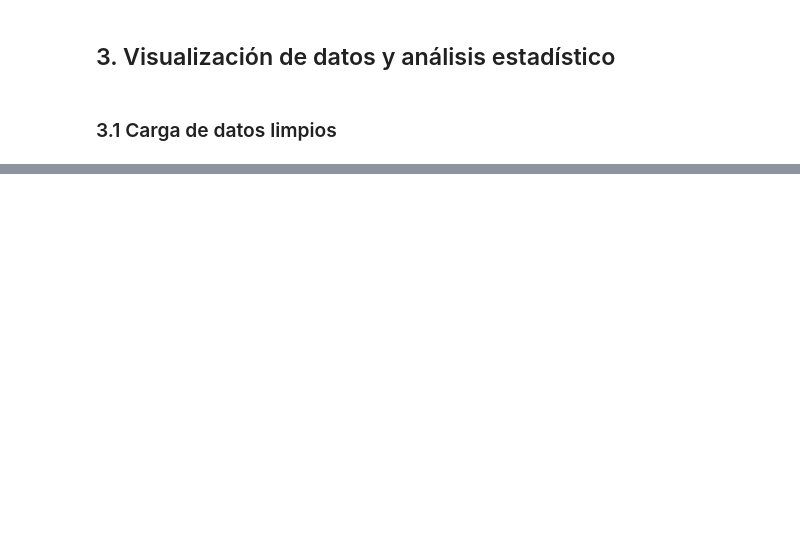
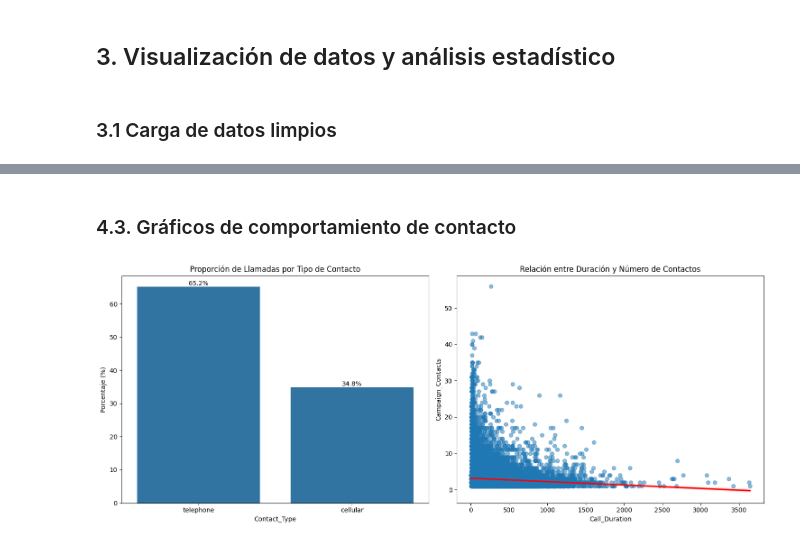
Before and after one commit to mck21/bank-customer-analytics, a Jupyter notebook: notebooks/03Visualizacion.ipynb, the cells around one changed output, grey strips where cells are left out. Cells and saved outputs as stored; diff of their text form; code cells hidden in the pictures; blank space fills up the shorter version.

```diff
--- a/notebooks/03Visualizacion.ipynb
+++ b/notebooks/03Visualizacion.ipynb
@@ -43,0 +123,24 @@ display(df_bank_chunk)
+# %% [markdown]
+### 4.3. Gráficos de comportamiento de contacto
+# %%
+# Crear figura con 1x2 subplots
+fig, axes = plt.subplots(1, 2, figsize=(15, 6))
+
+# 1. Gráfico de barras para mostrar la proporción de llamadas móviles vs fijas
+contact_type_counts = df_bank['Contact_Type'].value_counts(normalize=True) * 100
+sns.barplot(x=contact_type_counts.index, y=contact_type_counts.values, ax=axes[0])
+axes[0].set_title('Proporción de Llamadas por Tipo de Contacto')
+axes[0].set_ylabel('Porcentaje (%)')
+# Añadir etiquetas con los porcentajes
+for i, v in enumerate(contact_type_counts.values):
+    axes[0].text(i, v, f'{v:.1f}%', ha='center', va='bottom')
+
+# 4. Scatter plot mejorado con línea de tendencia
+sns.regplot(data=df_bank, x='Call_Duration', y='Campaign_Contacts',
+            scatter_kws={'alpha':0.5}, line_kws={'color': 'red'}, ax=axes[1])
+axes[1].set_title('Relación entre Duración y Número de Contactos')
+
+plt.tight_layout()
+plt.show()
+# %% [output]
+[figure, added]
```
Also changed, not shown: parts of 9 cells of this notebook, 7 other files.
